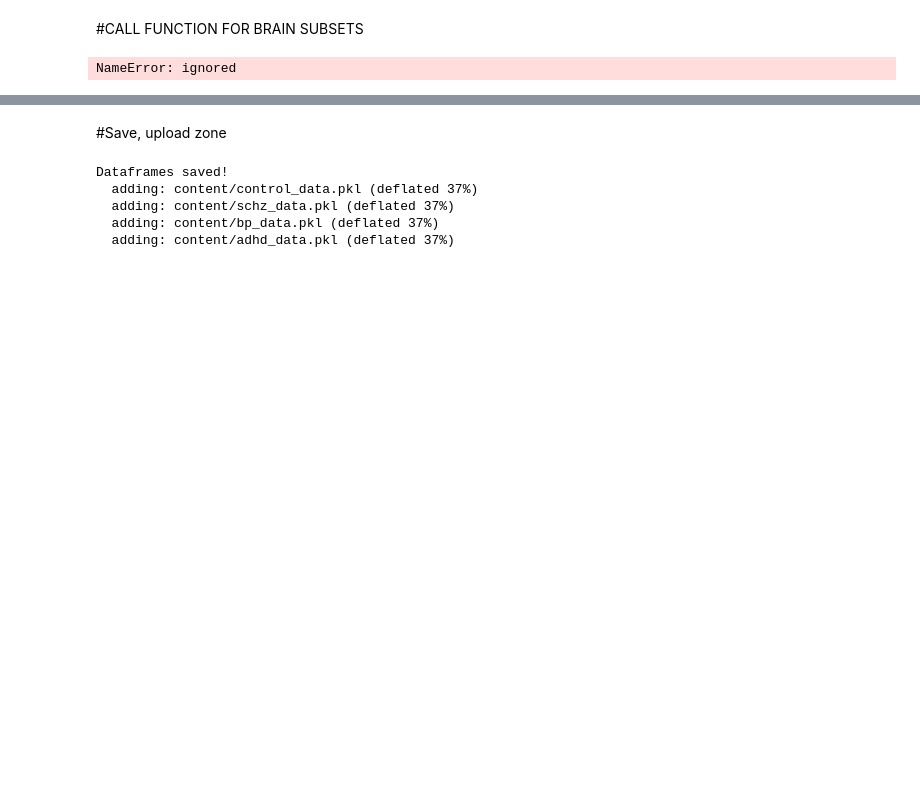
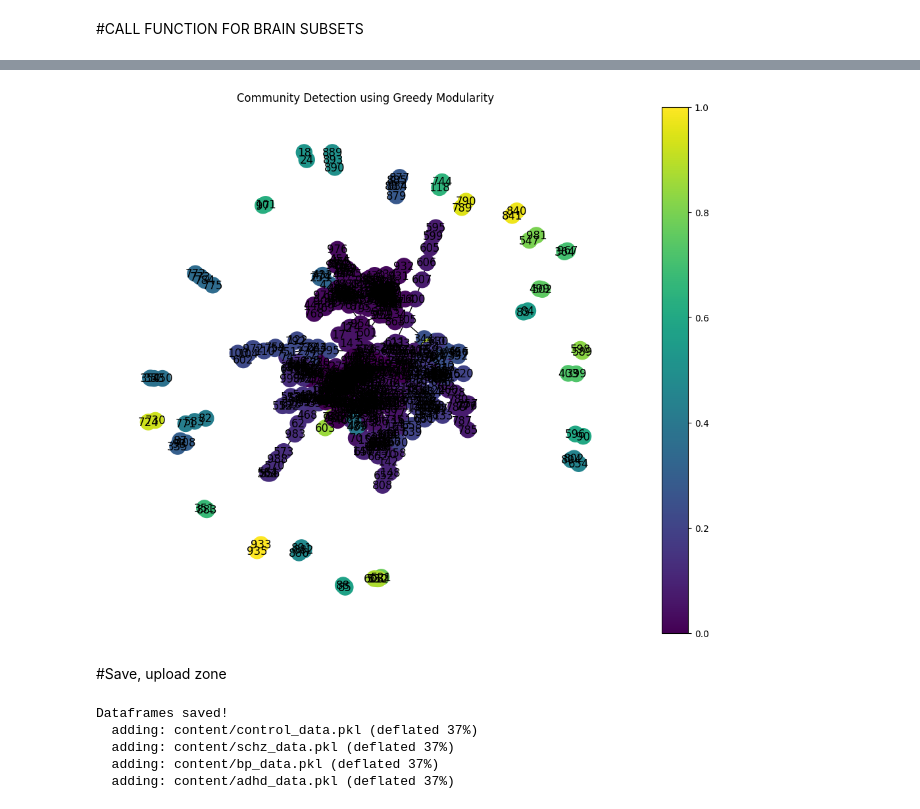
Before and after one commit to FrancescoMonaco/LFN_Project, a Jupyter notebook: LFN_Project.ipynb, the cells around one changed output, grey strips where cells are left out. Drawn from its saved outputs; the diff is of its cells as text; code cells hidden in the pictures; blank space fills up the shorter version.

Commit message:
Add files via upload
created functions for community detection

```diff
--- a/LFN_Project.ipynb
+++ b/LFN_Project.ipynb
@@ -590,14 +664,47 @@ for i, count in enumerate(motif_counts):
 # %% [markdown]
 #CALL FUNCTION FOR BRAIN SUBSETS
-# %%
-#take all the graphs for the patient , in order to understand how many hubs we have,
-#try also to take all the graphs.
-#print(control_data)
-dataframes = [control_data, schz_data, bp_data, adhd_data, rand_grp]
-conditions = ["Control", "Schizophrenia", "Bipolar", "ADHD", "Random"]
-G=control_data.at[0,'graph']
-
-modules=modules(G)
-#we calculate the centrality of each node, for each graph
-# %% [output]
-NameError: ignored
+# %%
+!pip install networkx matplotlib seaborn
+import seaborn as sns
+
+import networkx as nx
+from networkx.algorithms import community
+from networkx.algorithms.community import greedy_modularity_communities
+#take all the graphs for the patient , in order to understand how many hubs we have,
+#try also to take all the graphs.
+#print(control_data)
+#dataframes = [control_data, schz_data, bp_data, adhd_data]
+#conditions = ["Control", "Schizophrenia", "Bipolar", "ADHD", "Random"]
+G=control_data.at[0,'graph']
+
+def modules(G):
+  module=greedy_modularity_communities(G)
+  return module
+
+
+communities=modules(G)
+
+
+# Create a dictionary to store node-community assignments
+node_community_dict = {node: i for i, comm in enumerate(communities) for node in comm}
+
+# Create a list of community assignments for each node
+node_community = [node_community_dict[node] for node in G.nodes()]
+
+# Create a graph layout
+pos = nx.spring_layout(G)
+
+# Draw the graph with nodes colored by community
+plt.figure(figsize=(10, 8))
+nx.draw(G, pos, node_color=node_community, cmap=plt.cm.get_cmap("viridis"), with_labels=True)
+
+# Add color bar
+sm = plt.cm.ScalarMappable(cmap=plt.cm.get_cmap("viridis"))
+sm.set_array([])
+cbar = plt.colorbar(sm)
+
+# Show the plot
+plt.title("Community Detection using Greedy Modularity")
+plt.show()
+#we calculate the centrality of each node, for each graph
+# %% [output]
@@ -604,3 +726,4 @@ NameError: ignored
+[figure, added]
 # %% [markdown]
 #Save, upload zone
 # %%
```
Also changed, not shown: parts of 16 cells of this notebook.
